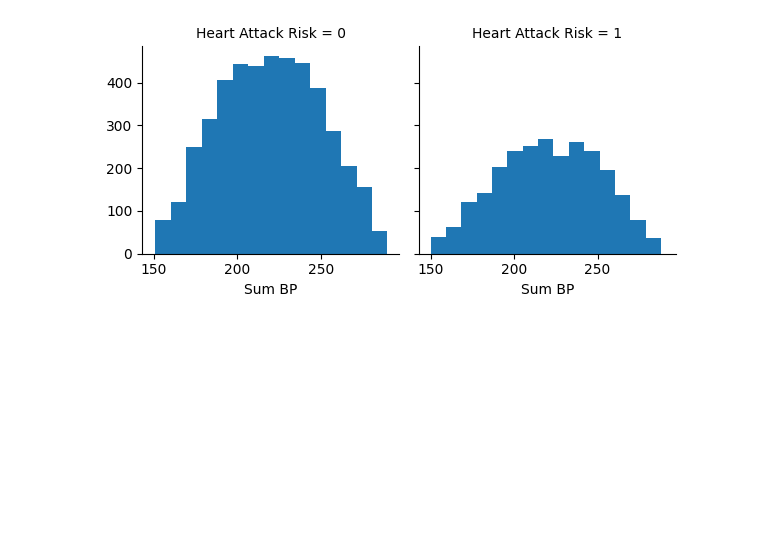
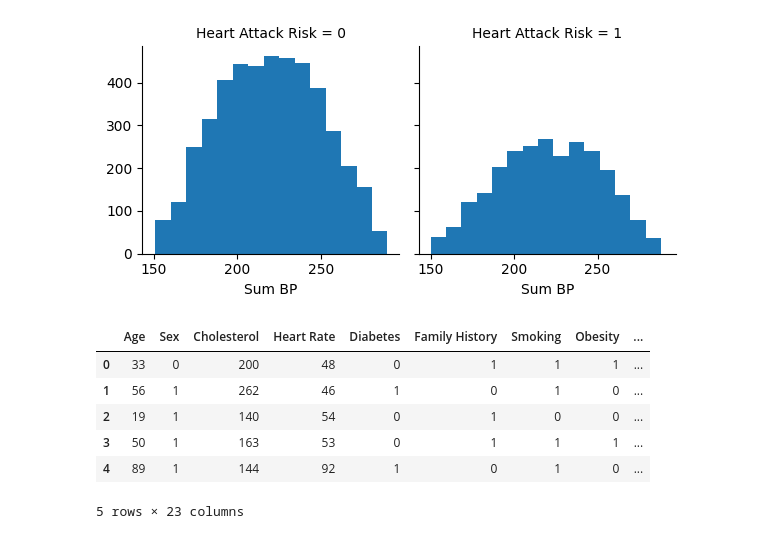
Before and after one commit to GlitchBox/CSE-572-Data-Mining-Project, a Jupyter notebook: baseline.ipynb, the cells around one changed output. Drawn from its saved outputs; the diff is of its cells as text; code cells hidden in the pictures; blank space fills up the shorter version.

```diff
--- a/baseline.ipynb
+++ b/baseline.ipynb
@@ -384,3 +207,24 @@ g.map(plt.hist, 'Sum BP', bins=15)
 # %% [output]
 <seaborn.axisgrid.FacetGrid at 0x...>
 [figure]
+# %%
+def categoricalToNumeric(mapping, columnName):
+        train_df[columnName] = train_df[columnName].map(mapping)
+        test_df[columnName] = test_df[columnName].map(mapping)
+# %%
+#converting categorical diet, sex and continent to numeric
+categoricalToNumeric({'Male':0, 'Female':1}, 'Sex')
+categoricalToNumeric({'Unhealthy':0, 'Average':1, 'Healthy':2}, 'Diet')
+
+continents = train_df['Continent'].unique()
+continentsMapping = {continent:idx for idx,continent in enumerate(continents)}
+categoricalToNumeric(continentsMapping, 'Continent')
+train_df.head()
+# %% [output]
+|  | Age | Sex | Cholesterol | Heart Rate | Diabetes | Family History | Smoking | Obesity | ... |
+| 0 | 33 | 0 | 200 | 48 | 0 | 1 | 1 | 1 | ... |
+| 1 | 56 | 1 | 262 | 46 | 1 | 0 | 1 | 0 | ... |
+| 2 | 19 | 1 | 140 | 54 | 0 | 1 | 0 | 0 | ... |
+| 3 | 50 | 1 | 163 | 53 | 0 | 1 | 1 | 1 | ... |
+| 4 | 89 | 1 | 144 | 92 | 1 | 0 | 1 | 0 | ... |
+5 rows × 23 columns
```
Also changed, not shown: parts of 45 cells of this notebook.
